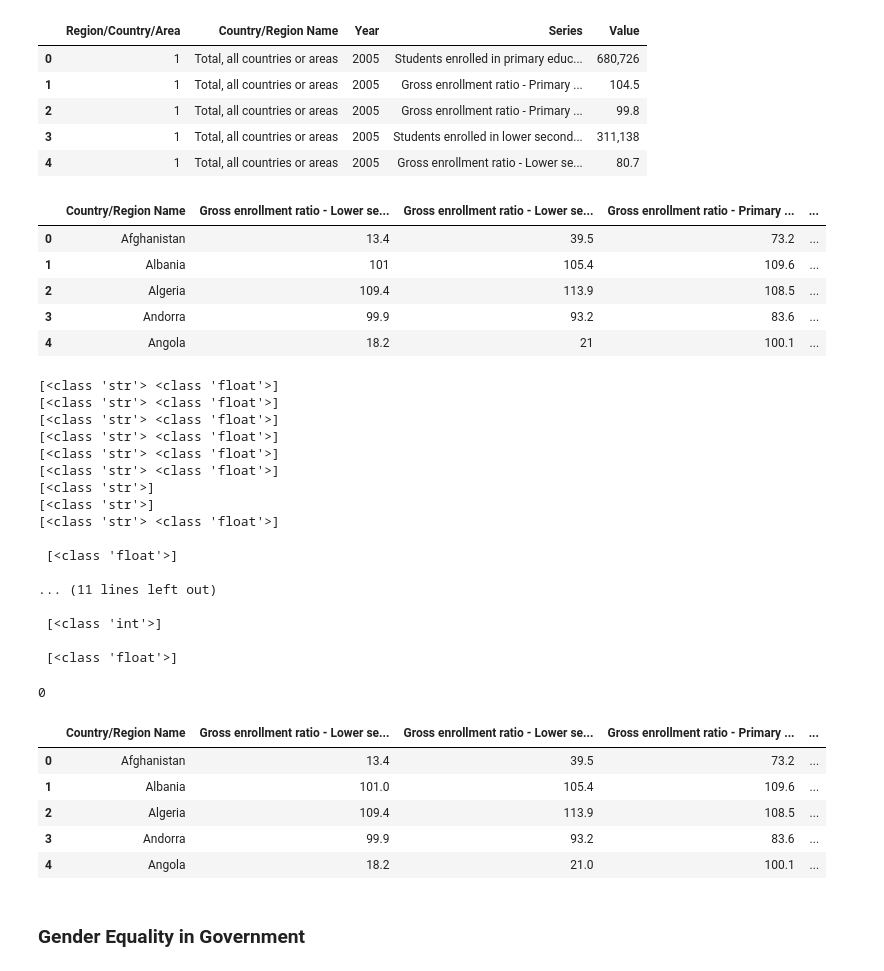
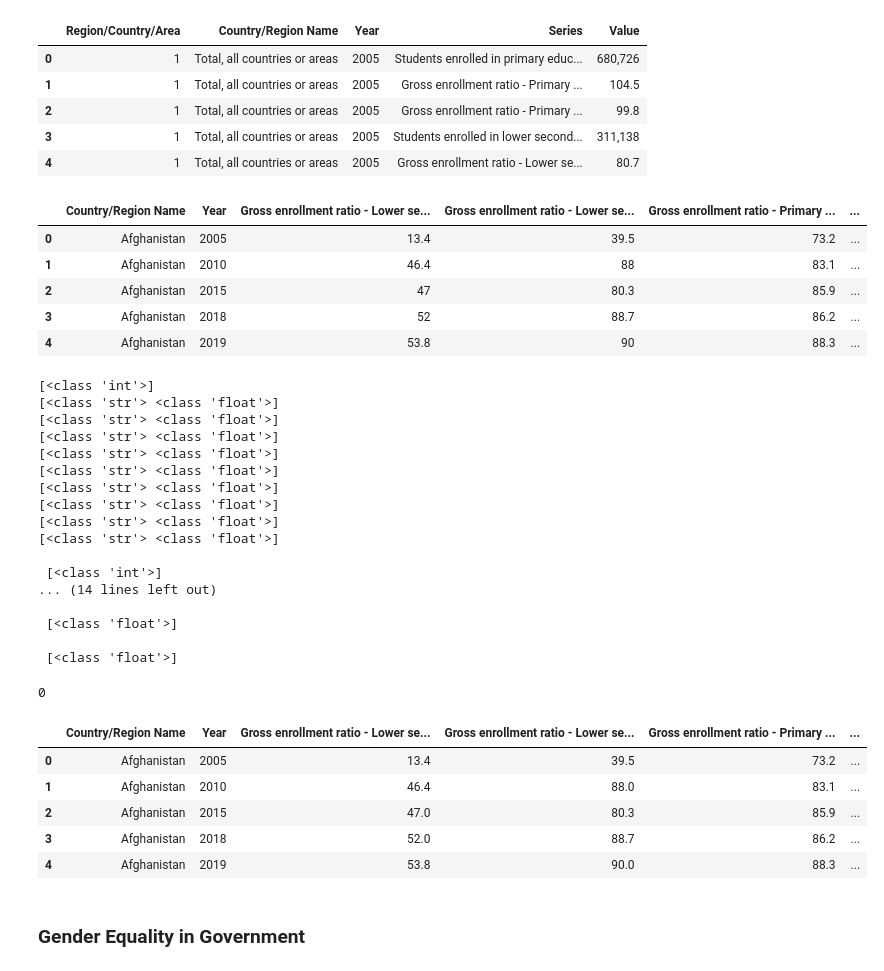
Before and after one commit to AidanMayhue/ml_3021_project, a Jupyter notebook: EDA/Cleaning.ipynb, the cells around one changed output. Drawn from its saved outputs; the diff is of its cells as text; code cells hidden in the pictures.

```diff
--- a/EDA/Cleaning.ipynb
+++ b/EDA/Cleaning.ipynb
@@ -22,16 +22,16 @@ edu.head()
 | 3 | 1 | Total, all countries or areas | 2005 | Students enrolled in lower second... | 311,138 |
 | 4 | 1 | Total, all countries or areas | 2005 | Gross enrollment ratio - Lower se... | 80.7 |
 # %%
-edu_pivot = edu.pivot_table(index = "Country/Region Name", columns = "Series", values = "Value", aggfunc = "first").reset_index()
+edu_pivot = edu.pivot_table(index = ["Country/Region Name", "Year"], columns = "Series", values = "Value", aggfunc = "first").reset_index()
 edu_pivot.columns.name = None
 edu_pivot.head()
 # %% [output]
-|  | Country/Region Name | Gross enrollment ratio - Lower se... | Gross enrollment ratio - Lower se... | Gross enrollment ratio - Primary ... | ... |
-| 0 | Afghanistan | 13.4 | 39.5 | 73.2 | ... |
-| 1 | Albania | 101 | 105.4 | 109.6 | ... |
-| 2 | Algeria | 109.4 | 113.9 | 108.5 | ... |
-| 3 | Andorra | 99.9 | 93.2 | 83.6 | ... |
-| 4 | Angola | 18.2 | 21 | 100.1 | ... |
+|  | Country/Region Name | Year | Gross enrollment ratio - Lower se... | Gross enrollment ratio - Lower se... | Gross enrollment ratio - Primary ... | ... |
+| 0 | Afghanistan | 2005 | 13.4 | 39.5 | 73.2 | ... |
+| 1 | Afghanistan | 2010 | 46.4 | 88 | 83.1 | ... |
+| 2 | Afghanistan | 2015 | 47 | 80.3 | 85.9 | ... |
+| 3 | Afghanistan | 2018 | 52 | 88.7 | 86.2 | ... |
+| 4 | Afghanistan | 2019 | 53.8 | 90 | 88.3 | ... |
 # %%
 # Needs fixing
 for col in edu_pivot.columns[1:]:
@@ -43,22 +43,22 @@ for col in edu_pivot.columns[1:]:
     edu_pivot[col] = pd.to_numeric(edu_pivot[col], errors = "coerce")
     print("\n", edu_pivot[col].apply(type).unique())
 # %% [output]
+[<class 'int'>]
 [<class 'str'> <class 'float'>]
 [<class 'str'> <class 'float'>]
 [<class 'str'> <class 'float'>]
 [<class 'str'> <class 'float'>]
 [<class 'str'> <class 'float'>]
 [<class 'str'> <class 'float'>]
-[<class 'str'>]
-[<class 'str'>]
 [<class 'str'> <class 'float'>]
+[<class 'str'> <class 'float'>]
+[<class 'str'> <class 'float'>]
+
+ [<class 'int'>]
+... (14 lines left out)
 
  [<class 'float'>]
 
-... (11 lines left out)
-
- [<class 'int'>]
-
  [<class 'float'>]
 # %%
 # No NaN rows
@@ -66,12 +66,12 @@ print(len(edu_pivot[edu_pivot.isna().all(axis = 1)]))
 edu_pivot.head()
 # %% [output]
 0
-|  | Country/Region Name | Gross enrollment ratio - Lower se... | Gross enrollment ratio - Lower se... | Gross enrollment ratio - Primary ... | ... |
-| 0 | Afghanistan | 13.4 | 39.5 | 73.2 | ... |
-| 1 | Albania | 101.0 | 105.4 | 109.6 | ... |
-| 2 | Algeria | 109.4 | 113.9 | 108.5 | ... |
-| 3 | Andorra | 99.9 | 93.2 | 83.6 | ... |
-| 4 | Angola | 18.2 | 21.0 | 100.1 | ... |
+|  | Country/Region Name | Year | Gross enrollment ratio - Lower se... | Gross enrollment ratio - Lower se... | Gross enrollment ratio - Primary ... | ... |
+| 0 | Afghanistan | 2005 | 13.4 | 39.5 | 73.2 | ... |
+| 1 | Afghanistan | 2010 | 46.4 | 88.0 | 83.1 | ... |
+| 2 | Afghanistan | 2015 | 47.0 | 80.3 | 85.9 | ... |
+| 3 | Afghanistan | 2018 | 52.0 | 88.7 | 86.2 | ... |
+| 4 | Afghanistan | 2019 | 53.8 | 90.0 | 88.3 | ... |
 # %% [markdown]
 ### Gender Equality in Government
 # %%
```
Also changed, not shown: parts of 19 cells of this notebook, 4 other files.
